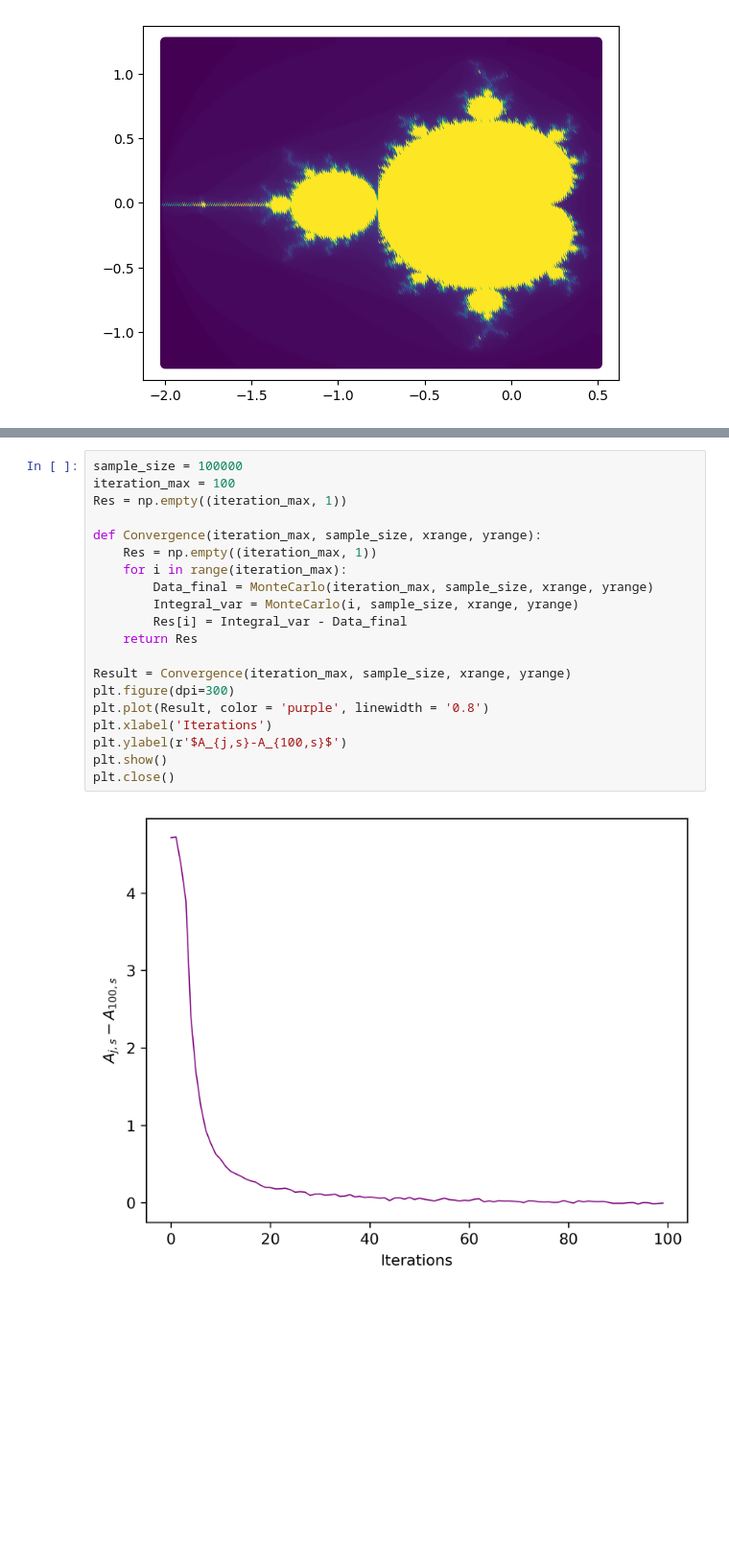
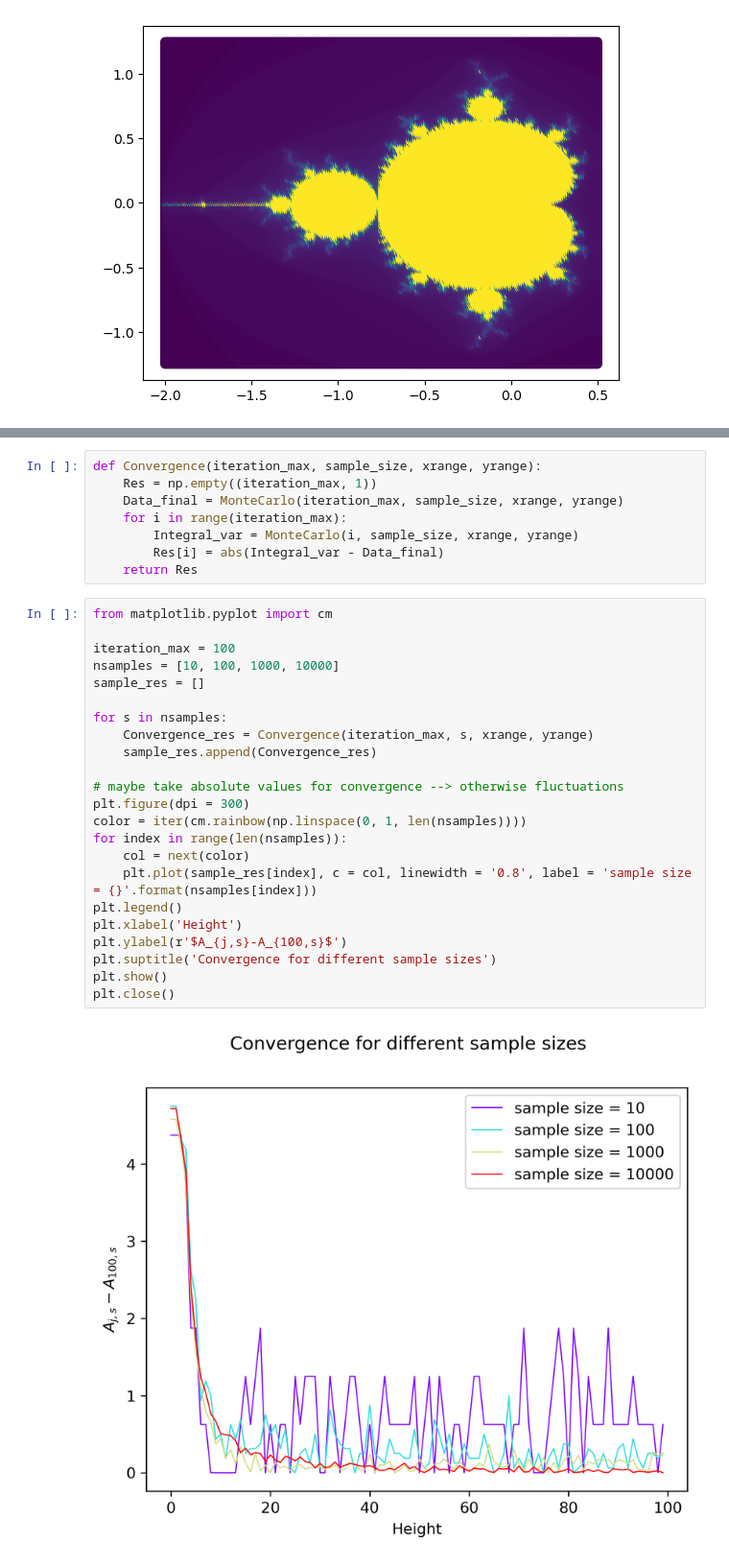
Before and after one commit to AleksSliw/Stochastic-modelling, a Jupyter notebook: Assignment 1.ipynb, the cells around one changed output, grey strips where cells are left out. Shown at 96% size. Drawn from its saved outputs; the diff is of its cells as text; blank space fills up the shorter version.

```diff
--- a/Assignment 1.ipynb
+++ b/Assignment 1.ipynb
@@ -71,22 +68,33 @@ print(Area)
 # %%
-sample_size = 100000
-iteration_max = 100
-Res = np.empty((iteration_max, 1))
-
 def Convergence(iteration_max, sample_size, xrange, yrange):
     Res = np.empty((iteration_max, 1))
+    Data_final = MonteCarlo(iteration_max, sample_size, xrange, yrange)
     for i in range(iteration_max):
-        Data_final = MonteCarlo(iteration_max, sample_size, xrange, yrange)
         Integral_var = MonteCarlo(i, sample_size, xrange, yrange)
-        Res[i] = Integral_var - Data_final
+        Res[i] = abs(Integral_var - Data_final)
     return Res
-
-Result = Convergence(iteration_max, sample_size, xrange, yrange)
-plt.figure(dpi=300)
-plt.plot(Result, color = 'purple', linewidth = '0.8')
-plt.xlabel('Iterations')
-plt.ylabel(r'$A_{j,s}-A_{100,s}$')
-plt.show()
-plt.close()
-# %% [output]
-[figure, removed]
+# %%
+from matplotlib.pyplot import cm
+
+iteration_max = 100
+nsamples = [10, 100, 1000, 10000]
+sample_res = []
+
+for s in nsamples:
+    Convergence_res = Convergence(iteration_max, s, xrange, yrange)
+    sample_res.append(Convergence_res)
+
+# maybe take absolute values for convergence --> otherwise fluctuations
+plt.figure(dpi = 300)
+color = iter(cm.rainbow(np.linspace(0, 1, len(nsamples))))
+for index in range(len(nsamples)):
+    col = next(color)
+    plt.plot(sample_res[index], c = col, linewidth = '0.8', label = 'sample size = {}'.format(nsamples[index]))
+plt.legend()
+plt.xlabel('Height')
+plt.ylabel(r'$A_{j,s}-A_{100,s}$')
+plt.suptitle('Convergence for different sample sizes')
+plt.show()
+plt.close()
+# %% [output]
+[figure, added]
```
Also changed, not shown: parts of 13 cells of this notebook.
